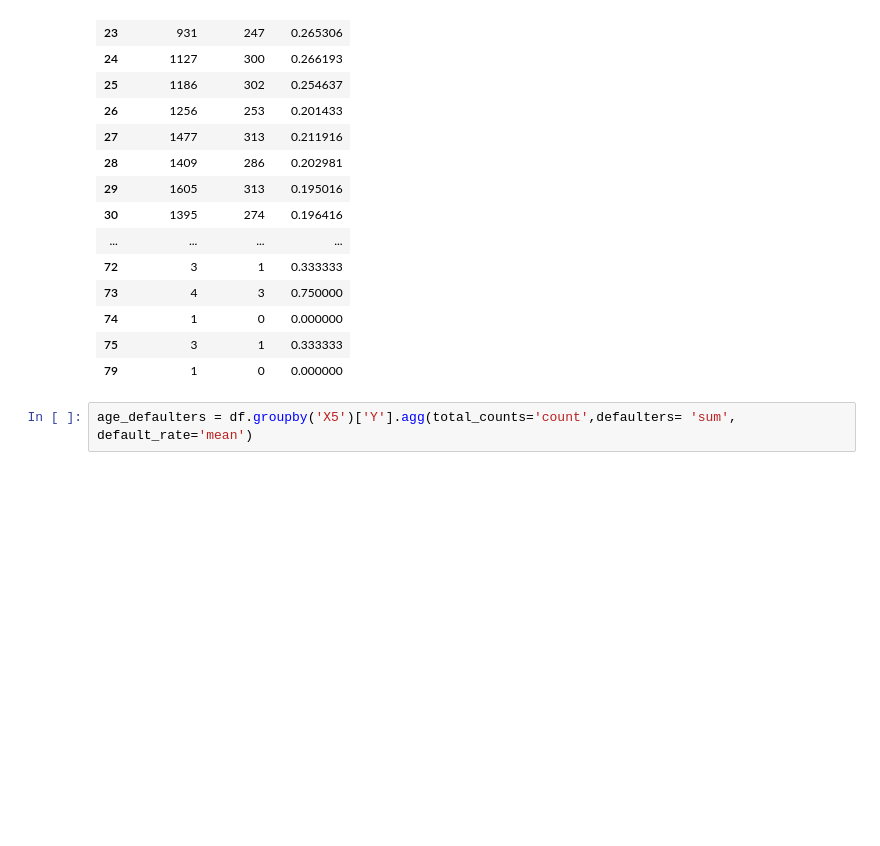
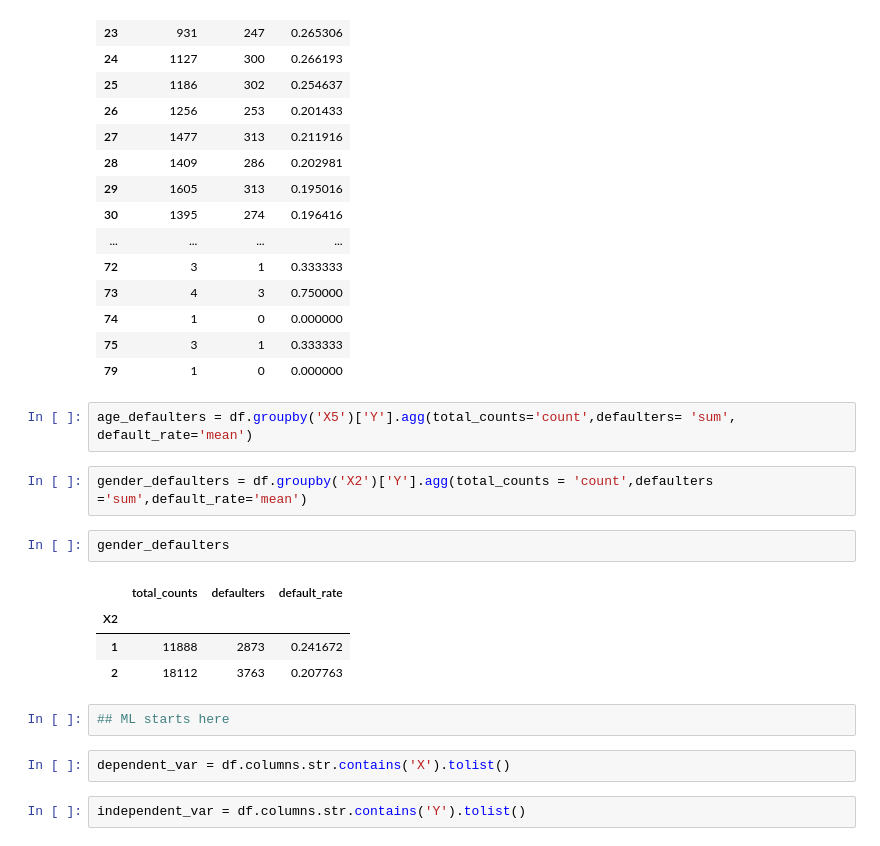
Before and after one commit to NishantLaata/Credit_risk_analysis, a Jupyter notebook: 01_data_exploration.ipynb, the cells around one changed output. Cells and saved outputs as stored; diff of their text form; blank space fills up the shorter version.

```diff
--- a/01_data_exploration.ipynb
+++ b/01_data_exploration.ipynb
@@ -77,3 +77,18 @@ age_defaulters
 | 79 | 1 | 0 | 0.000000 |
 # %%
 age_defaulters = df.groupby('X5')['Y'].agg(total_counts='count',defaulters= 'sum', default_rate='mean')
+# %%
+gender_defaulters = df.groupby('X2')['Y'].agg(total_counts = 'count',defaulters ='sum',default_rate='mean')
+# %%
+gender_defaulters
+# %% [output]
+|  | total_counts | defaulters | default_rate |
+| X2 |  |  |  |
+| 1 | 11888 | 2873 | 0.241672 |
+| 2 | 18112 | 3763 | 0.207763 |
+# %%
+## ML starts here
+# %%
+dependent_var = df.columns.str.contains('X').tolist()
+# %%
+independent_var = df.columns.str.contains('Y').tolist()
```
